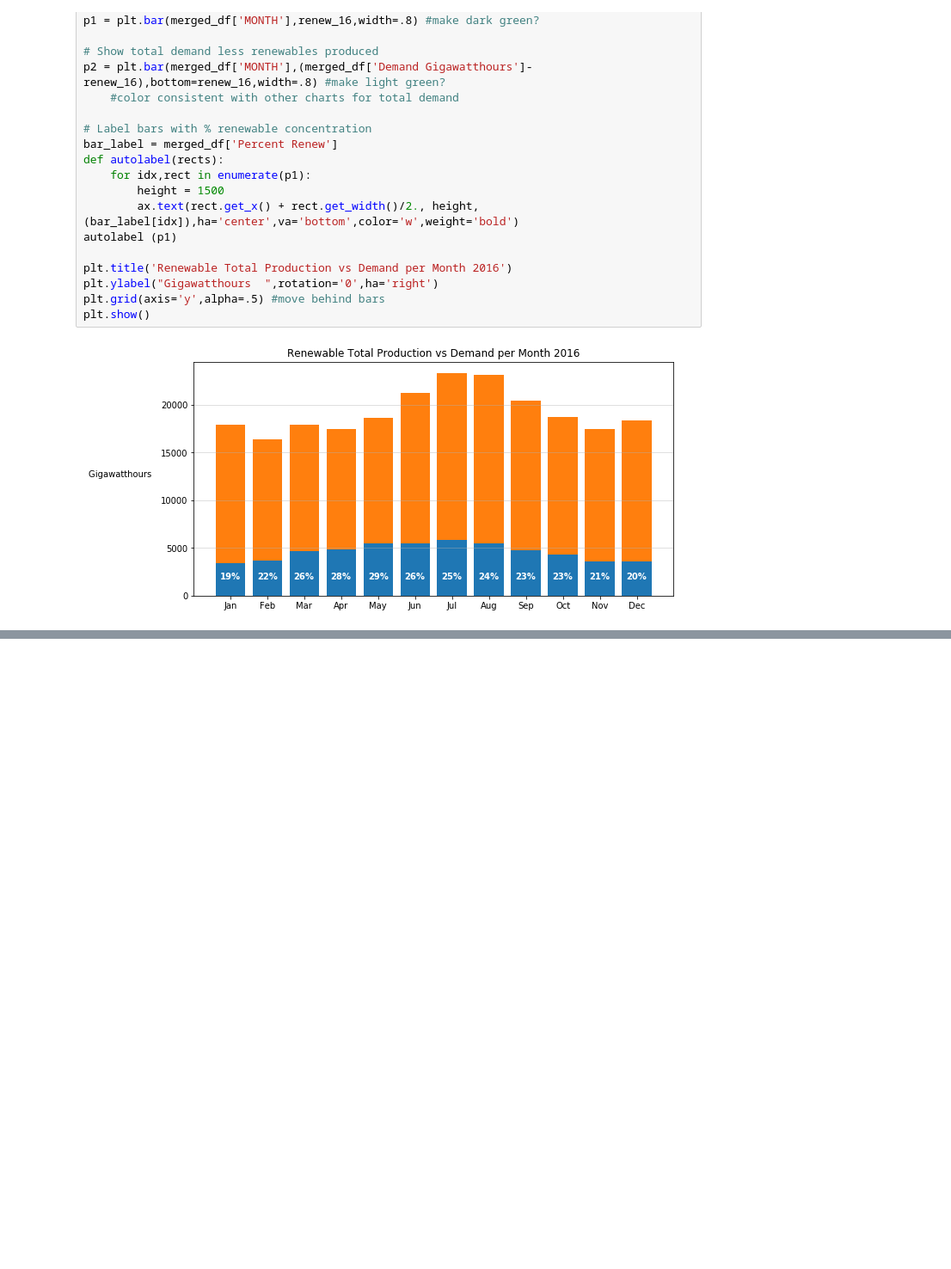
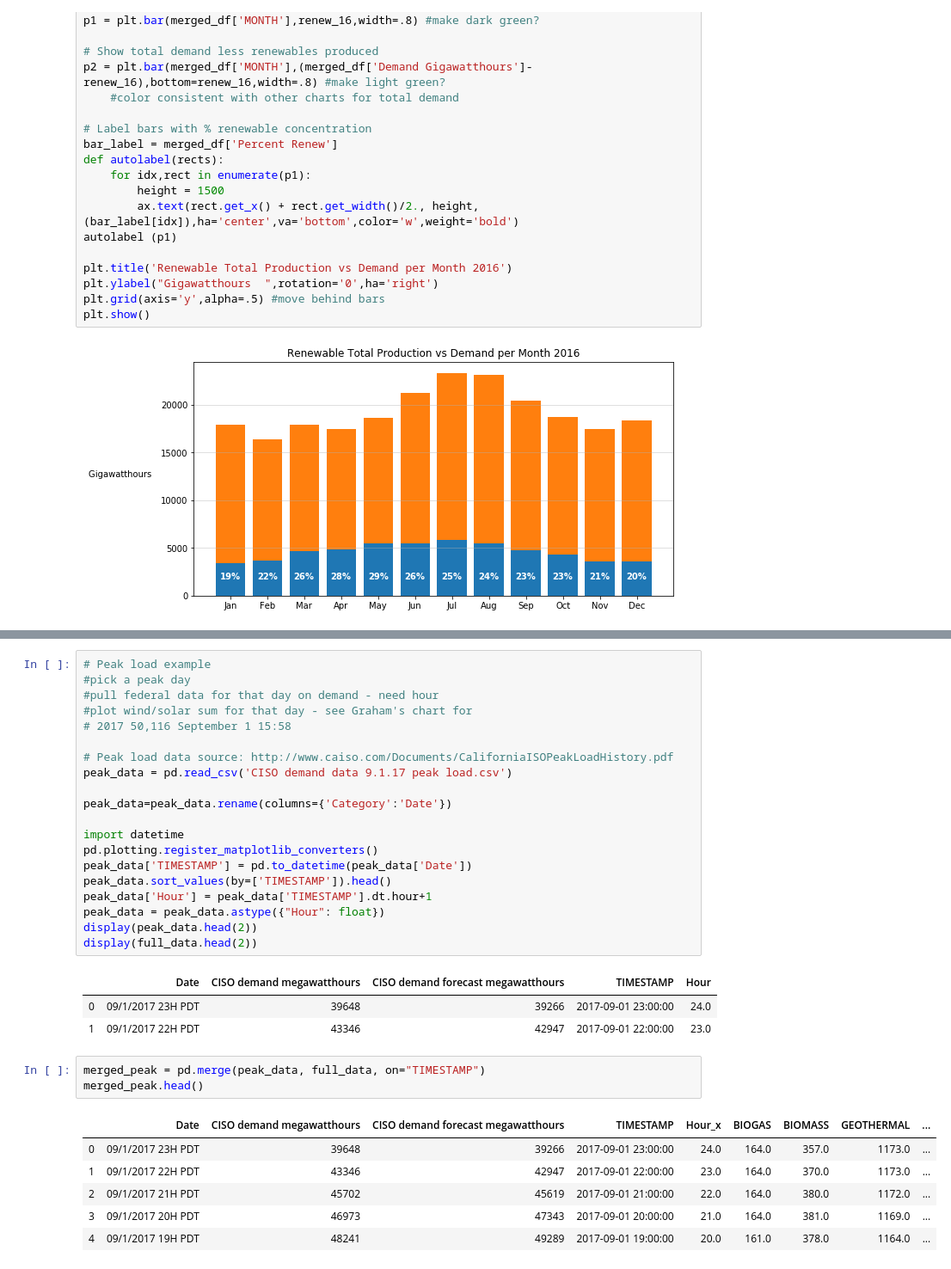
Before and after one commit to scottinsactown/California-Renewable-Energy--data-analysis, a Jupyter notebook: project_start_scott.ipynb, the cells around one changed output, grey strips where cells are left out. Shown at 86% size. Saved outputs shown, nothing was run; the diff lists cells and outputs as text; blank space fills up the shorter version.

```diff
--- a/project_start_scott.ipynb
+++ b/project_start_scott.ipynb
@@ -234,0 +242,34 @@ plt.show()
+# %%
+# Peak load example
+#pick a peak day
+#pull federal data for that day on demand - need hour
+#plot wind/solar sum for that day - see Graham's chart for
+# 2017 50,116 September 1 15:58
+
+# Peak load data source: http://www.caiso.com/Documents/CaliforniaISOPeakLoadHistory.pdf
+peak_data = pd.read_csv('CISO demand data 9.1.17 peak load.csv')
+
+peak_data=peak_data.rename(columns={'Category':'Date'})
+
+import datetime
+pd.plotting.register_matplotlib_converters()
+peak_data['TIMESTAMP'] = pd.to_datetime(peak_data['Date'])
+peak_data.sort_values(by=['TIMESTAMP']).head()
+peak_data['Hour'] = peak_data['TIMESTAMP'].dt.hour+1
+peak_data = peak_data.astype({"Hour": float})
+display(peak_data.head(2))
+display(full_data.head(2))
+# %% [output]
+|  | Date | CISO demand megawatthours | CISO demand forecast megawatthours | TIMESTAMP | Hour |
+| 0 | 09/1/2017 23H PDT | 39648 | 39266 | 2017-09-01 23:00:00 | 24.0 |
+| 1 | 09/1/2017 22H PDT | 43346 | 42947 | 2017-09-01 22:00:00 | 23.0 |
+# %%
+merged_peak = pd.merge(peak_data, full_data, on="TIMESTAMP")
+merged_peak.head()
+# %% [output]
+|  | Date | CISO demand megawatthours | CISO demand forecast megawatthours | TIMESTAMP | Hour_x | BIOGAS | BIOMASS | GEOTHERMAL | ... |
+| 0 | 09/1/2017 23H PDT | 39648 | 39266 | 2017-09-01 23:00:00 | 24.0 | 164.0 | 357.0 | 1173.0 | ... |
+| 1 | 09/1/2017 22H PDT | 43346 | 42947 | 2017-09-01 22:00:00 | 23.0 | 164.0 | 370.0 | 1173.0 | ... |
+| 2 | 09/1/2017 21H PDT | 45702 | 45619 | 2017-09-01 21:00:00 | 22.0 | 164.0 | 380.0 | 1172.0 | ... |
+| 3 | 09/1/2017 20H PDT | 46973 | 47343 | 2017-09-01 20:00:00 | 21.0 | 164.0 | 381.0 | 1169.0 | ... |
+| 4 | 09/1/2017 19H PDT | 48241 | 49289 | 2017-09-01 19:00:00 | 20.0 | 161.0 | 378.0 | 1164.0 | ... |
```
Also changed, not shown: parts of 5 cells of this notebook.
